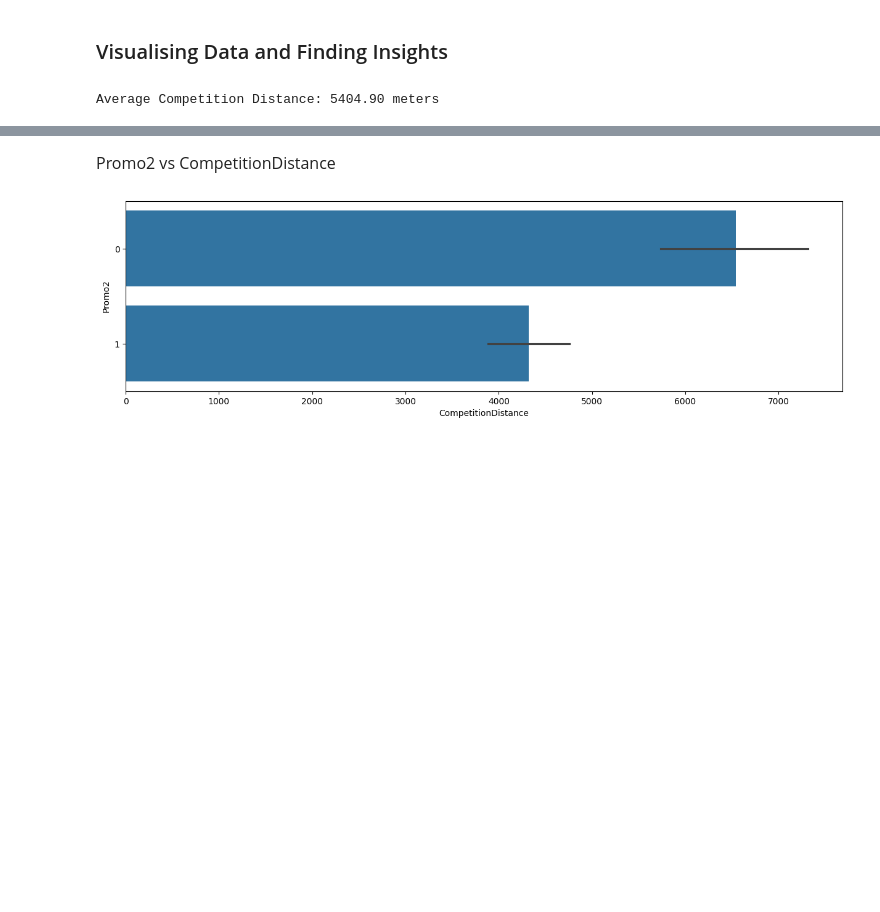
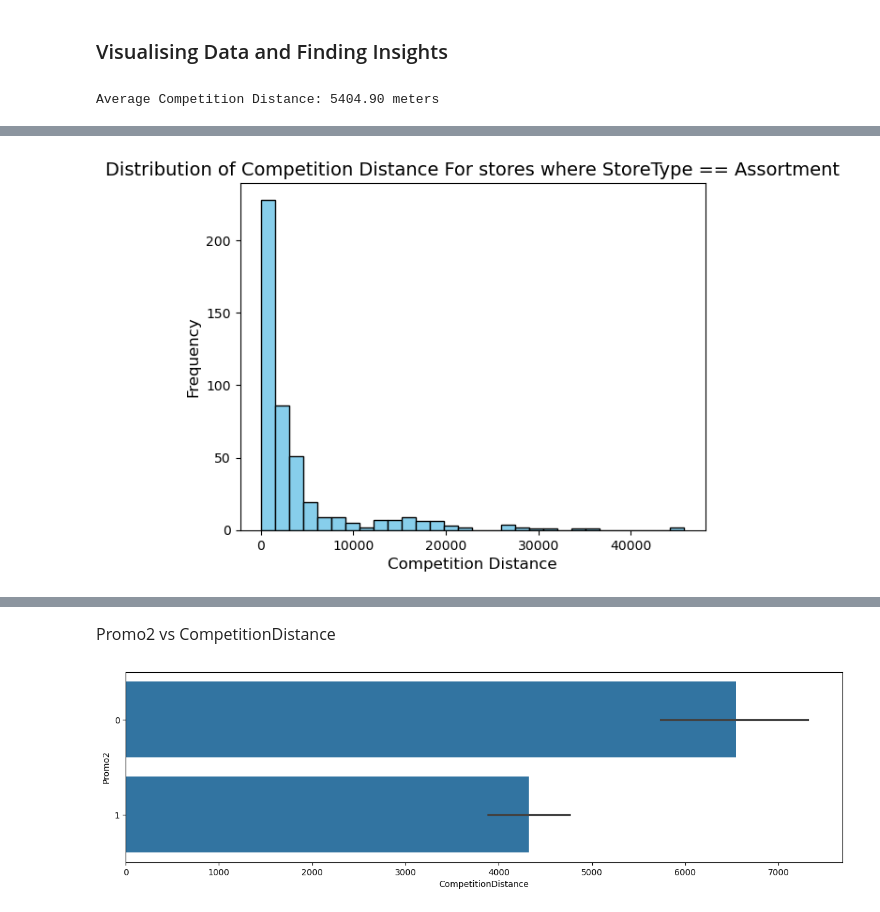
Before and after one commit to piyushsinghoffice/UoM-Data-Env, a Jupyter notebook: Assignment 2/main.ipynb, the cells around one changed output, grey strips where cells are left out. Drawn from its saved outputs; the diff is of its cells as text; code cells hidden in the pictures; blank space fills up the shorter version.

```diff
--- a/Assignment 2/main.ipynb
+++ b/Assignment 2/main.ipynb
@@ -113,0 +157,9 @@ Average Competition Distance: 5404.90 meters
+# %%
+filterType = store[store['StoreType'] == store['Assortment']]
+plt.hist(filterType['CompetitionDistance'], bins=30, color='skyblue', edgecolor='black')
+plt.title("Distribution of Competition Distance For stores where StoreType == Assortment", fontsize=14)
+plt.xlabel("Competition Distance", fontsize=12)
+plt.ylabel("Frequency", fontsize=12)
+plt.show()
+# %% [output]
+[figure, added]
```
Also changed, not shown: parts of 8 cells of this notebook.
